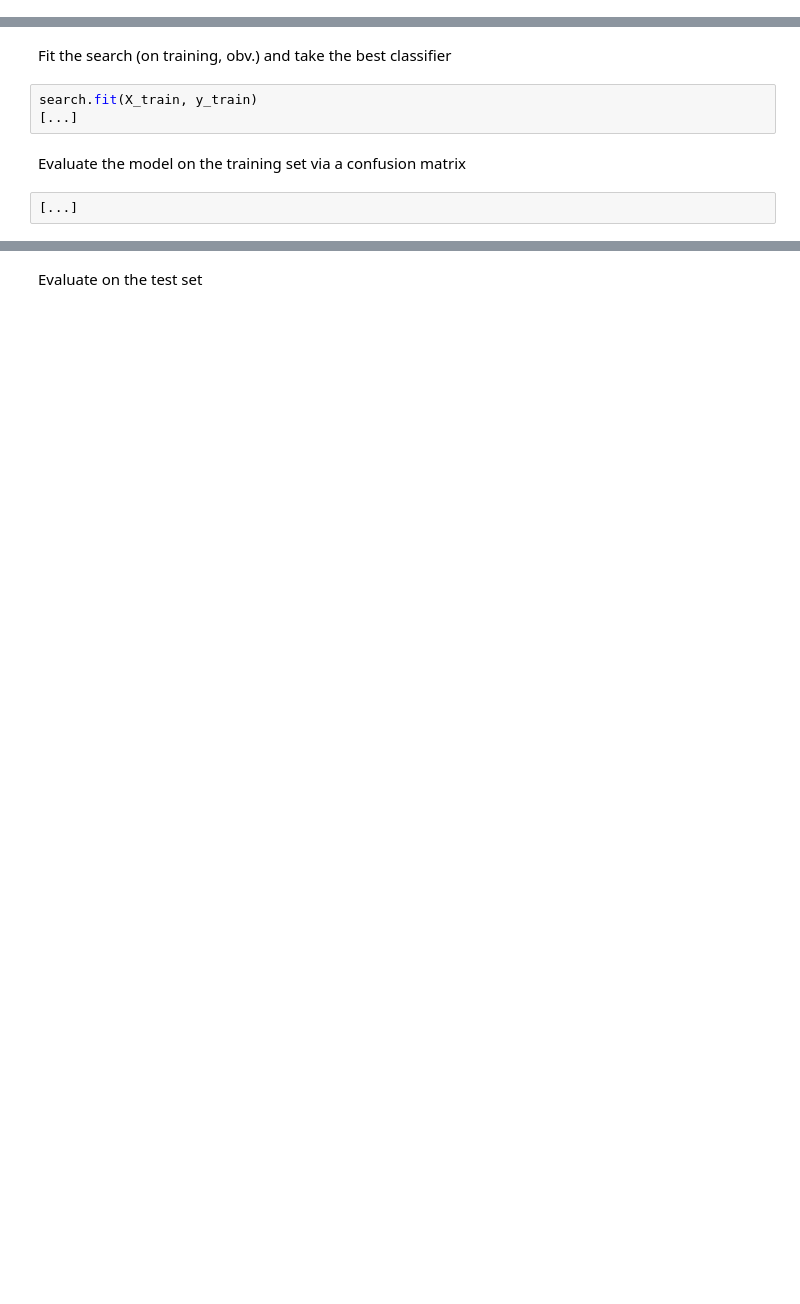
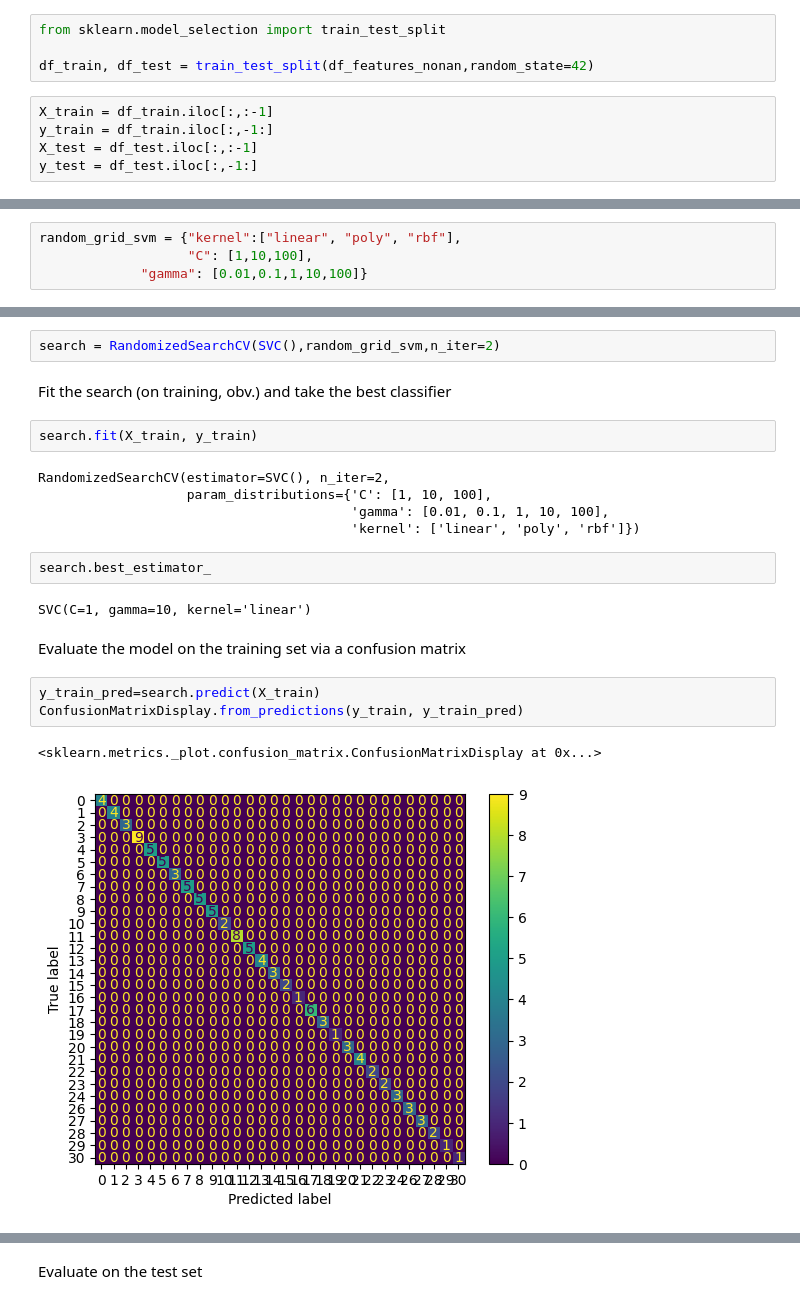
Before and after one commit to gabriquaranta/machine-learning-applications, a Jupyter notebook: LABFP/1_ML_time-series-assignment-B.ipynb, the cells around one changed output, grey strips where cells are left out. Saved outputs shown, nothing was run; the diff lists cells and outputs as text; blank space fills up the shorter version.

```diff
--- a/LABFP/1_ML_time-series-assignment-B.ipynb
+++ b/LABFP/1_ML_time-series-assignment-B.ipynb
@@ -333,0 +415,9 @@ y_test = [...]
+# %%
+from sklearn.model_selection import train_test_split
+
+df_train, df_test = train_test_split(df_features_nonan,random_state=42)
+# %%
+X_train = df_train.iloc[:,:-1]
+y_train = df_train.iloc[:,-1:]
+X_test = df_test.iloc[:,:-1]
+y_test = df_test.iloc[:,-1:]
@@ -342,2 +443,6 @@ random_grid_svm = [...]
+# %%
+random_grid_svm = {"kernel":["linear", "poly", "rbf"],
+                   "C": [1,10,100],
+             "gamma": [0.01,0.1,1,10,100]}
 # %% [markdown]
 Instantiate the search
@@ -346,9 +449,23 @@ search = [...]
+# %%
+search = RandomizedSearchCV(SVC(),random_grid_svm,n_iter=2)
 # %% [markdown]
 Fit the search (on training, obv.) and take the best classifier
 # %%
 search.fit(X_train, y_train)
-[...]
+# %% [output]
+RandomizedSearchCV(estimator=SVC(), n_iter=2,
+                   param_distributions={'C': [1, 10, 100],
+                                        'gamma': [0.01, 0.1, 1, 10, 100],
+                                        'kernel': ['linear', 'poly', 'rbf']})
+# %%
+search.best_estimator_
+# %% [output]
+SVC(C=1, gamma=10, kernel='linear')
 # %% [markdown]
 Evaluate the model on the training set via a confusion matrix
-# %%
-[...]
+# %%
+y_train_pred=search.predict(X_train)
+ConfusionMatrixDisplay.from_predictions(y_train, y_train_pred)
+# %% [output]
+<sklearn.metrics._plot.confusion_matrix.ConfusionMatrixDisplay at 0x...>
+[figure, added]
```
Also changed, not shown: parts of 27 cells of this notebook.
